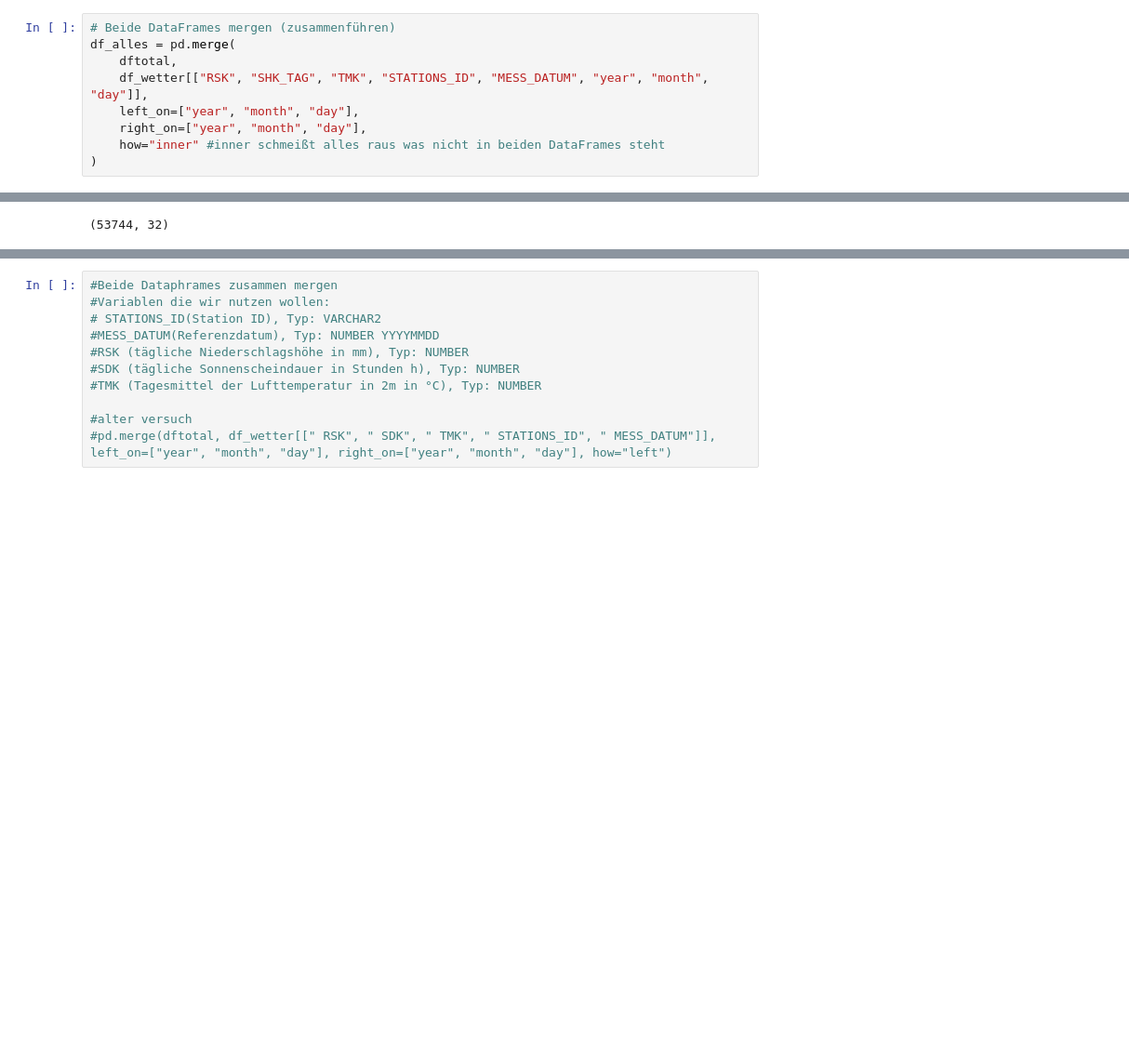
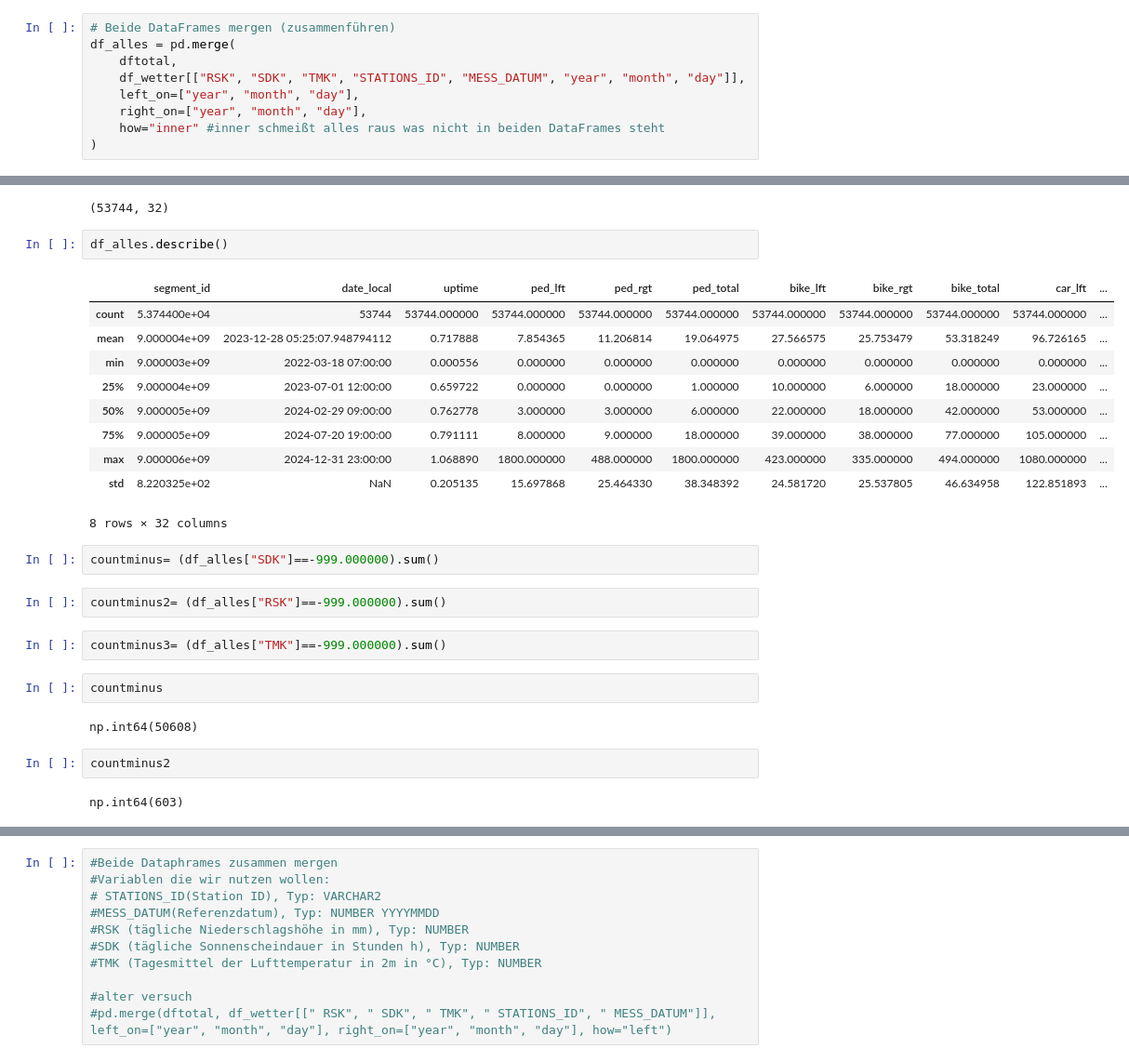
Before and after one commit to mjrm123mi/Data-Science-Pedestrian-Project, a Jupyter notebook: src/Explorative_Datenanalyse_Fußgaengerinnen.ipynb, the cells around one changed output, grey strips where cells are left out. Shown at 93% size. Drawn from its saved outputs; the diff is of its cells as text; blank space fills up the shorter version.

```diff
--- a/src/Explorative_Datenanalyse_Fußgaengerinnen.ipynb
+++ b/src/Explorative_Datenanalyse_Fußgaengerinnen.ipynb
@@ -285,7 +310,7 @@ df_wetter.columns = df_wetter.columns.str.strip()  # Entfernt Leerzeichen am Anf
 # Beide DataFrames mergen (zusammenführen)
 df_alles = pd.merge(
     dftotal,
-    df_wetter[["RSK", "SHK_TAG", "TMK", "STATIONS_ID", "MESS_DATUM", "year", "month", "day"]],
+    df_wetter[["RSK", "SDK", "TMK", "STATIONS_ID", "MESS_DATUM", "year", "month", "day"]],
     left_on=["year", "month", "day"],
     right_on=["year", "month", "day"],
     how="inner" #inner schmeißt alles raus was nicht in beiden DataFrames steht
@@ -294,3 +319,30 @@ df_alles = pd.merge(
 df_alles.shape
 # %% [output]
 (53744, 32)
+# %%
+df_alles.describe()
+# %% [output]
+|  | segment_id | date_local | uptime | ped_lft | ped_rgt | ped_total | bike_lft | bike_rgt | bike_total | car_lft | ... |
+| count | 5.374400e+04 | 53744 | 53744.000000 | 53744.000000 | 53744.000000 | 53744.000000 | 53744.000000 | 53744.000000 | 53744.000000 | 53744.000000 | ... |
+| mean | 9.000004e+09 | 2023-12-28 05:25:07.948794112 | 0.717888 | 7.854365 | 11.206814 | 19.064975 | 27.566575 | 25.753479 | 53.318249 | 96.726165 | ... |
+| min | 9.000003e+09 | 2022-03-18 07:00:00 | 0.000556 | 0.000000 | 0.000000 | 0.000000 | 0.000000 | 0.000000 | 0.000000 | 0.000000 | ... |
+| 25% | 9.000004e+09 | 2023-07-01 12:00:00 | 0.659722 | 0.000000 | 0.000000 | 1.000000 | 10.000000 | 6.000000 | 18.000000 | 23.000000 | ... |
+| 50% | 9.000005e+09 | 2024-02-29 09:00:00 | 0.762778 | 3.000000 | 3.000000 | 6.000000 | 22.000000 | 18.000000 | 42.000000 | 53.000000 | ... |
+| 75% | 9.000005e+09 | 2024-07-20 19:00:00 | 0.791111 | 8.000000 | 9.000000 | 18.000000 | 39.000000 | 38.000000 | 77.000000 | 105.000000 | ... |
+| max | 9.000006e+09 | 2024-12-31 23:00:00 | 1.068890 | 1800.000000 | 488.000000 | 1800.000000 | 423.000000 | 335.000000 | 494.000000 | 1080.000000 | ... |
+| std | 8.220325e+02 | NaN | 0.205135 | 15.697868 | 25.464330 | 38.348392 | 24.581720 | 25.537805 | 46.634958 | 122.851893 | ... |
+8 rows × 32 columns
+# %%
+countminus= (df_alles["SDK"]==-999.000000).sum()
+# %%
+countminus2= (df_alles["RSK"]==-999.000000).sum()
+# %%
+countminus3= (df_alles["TMK"]==-999.000000).sum()
+# %%
+countminus
+# %% [output]
+np.int64(50608)
+# %%
+countminus2
+# %% [output]
+np.int64(603)
```
Also changed, not shown: parts of 8 cells of this notebook, 1 other file.
